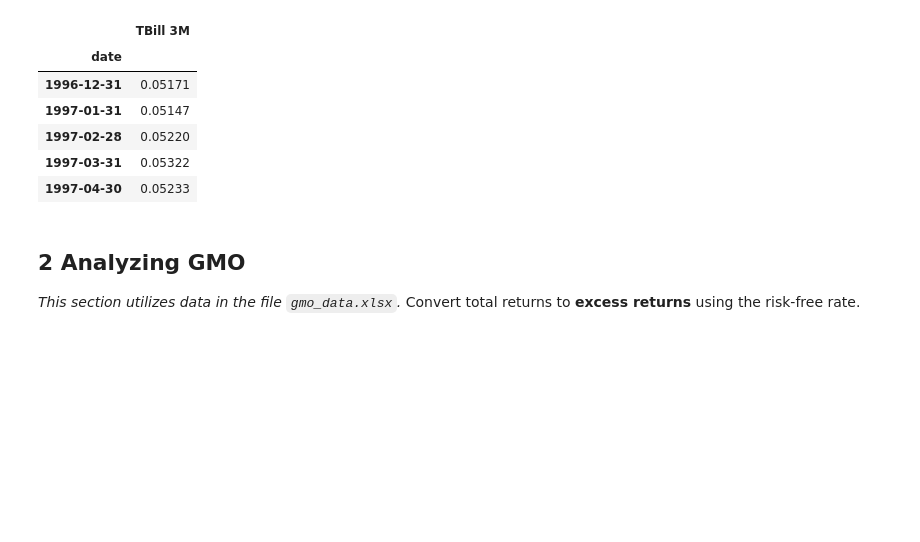
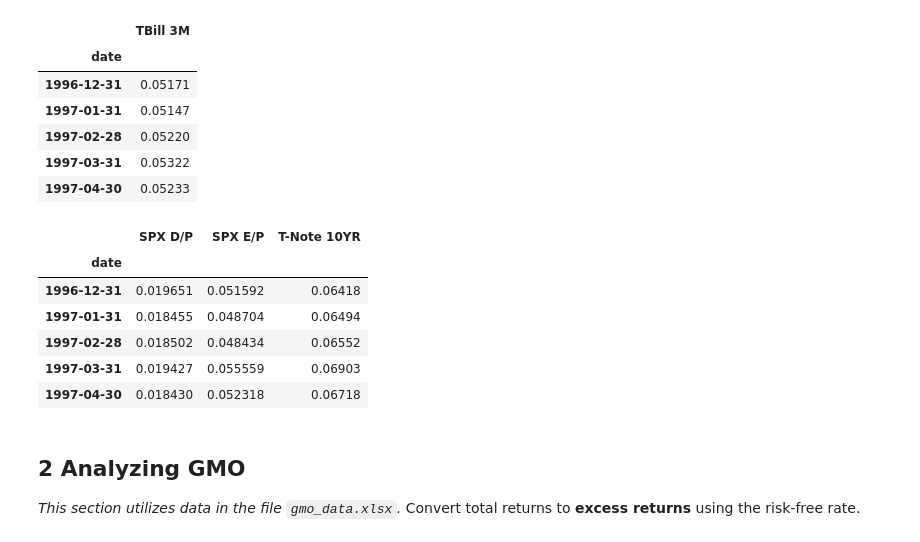
Before and after one commit to t-flora/portfolio-risk-mgmt, a Jupyter notebook: hw7/GMO-Forecasting.ipynb, the cells around one changed output. Drawn from its saved outputs; the diff is of its cells as text; code cells hidden in the pictures; blank space fills up the shorter version.

```diff
--- a/hw7/GMO-Forecasting.ipynb
+++ b/hw7/GMO-Forecasting.ipynb
@@ -49,6 +51,16 @@ rf.head() # rate is annualized
 | 1997-02-28 | 0.05220 |
 | 1997-03-31 | 0.05322 |
 | 1997-04-30 | 0.05233 |
+# %%
+signals.head()
+# %% [output]
+|  | SPX D/P | SPX E/P | T-Note 10YR |
+| date |  |  |  |
+| 1996-12-31 | 0.019651 | 0.051592 | 0.06418 |
+| 1997-01-31 | 0.018455 | 0.048704 | 0.06494 |
+| 1997-02-28 | 0.018502 | 0.048434 | 0.06552 |
+| 1997-03-31 | 0.019427 | 0.055559 | 0.06903 |
+| 1997-04-30 | 0.018430 | 0.052318 | 0.06718 |
 # %% [markdown]
 ## 2 Analyzing GMO
 
```
Also changed, not shown: parts of 8 cells of this notebook.
